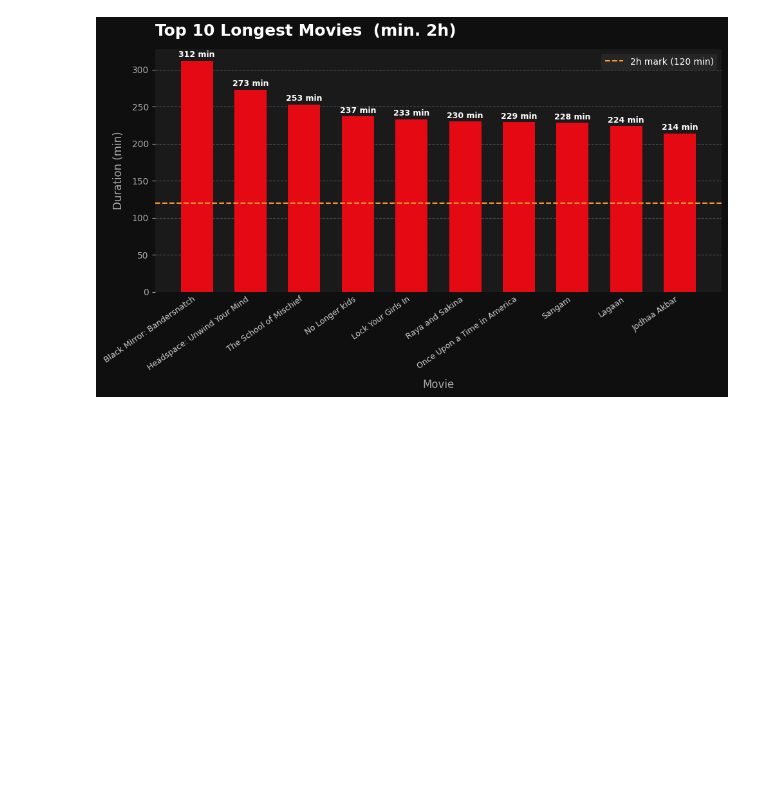
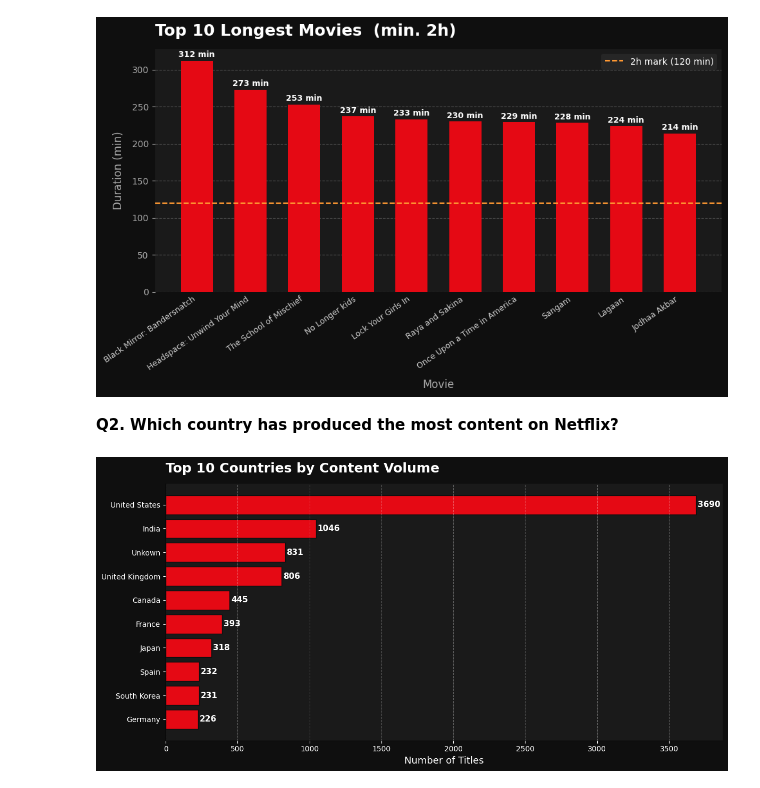
Before and after one commit to Abhaypanchal5/Data-Analytics-Portfolio, a Jupyter notebook: 04_End-To-End-Project/Netflix Analysis/NoteBook/notebook.ipynb, the cells around one changed output. Drawn from its saved outputs; the diff is of its cells as text; code cells hidden in the pictures; blank space fills up the shorter version.

```diff
--- a/04_End-To-End-Project/Netflix Analysis/NoteBook/notebook.ipynb
+++ b/04_End-To-End-Project/Netflix Analysis/NoteBook/notebook.ipynb
@@ -327,3 +327,35 @@ plt.tight_layout()
 plt.show()
 # %% [output]
 [figure]
+# %% [markdown]
+**Q2. Which country has produced the most content on Netflix?**
+# %%
+df_country = df_copy.copy()
+df_country = df_country.explode('country')
+df_country['country'] = df_country['country'].str.strip()
+
+top10 = df_country['country'].value_counts().head(10)
+
+fig, ax = plt.subplots(figsize=(12, 6), facecolor='#0F0F0F')
+ax.set_facecolor('#1A1A1A')
+
+bars = ax.barh(top10.index, top10.values, color='#E50914', edgecolor='#0F0F0F')
+ax.invert_yaxis()
+
+# Value labels on bars
+for bar in bars:
+    ax.text(bar.get_width() + 10, bar.get_y() + bar.get_height()/2,
+            str(int(bar.get_width())),
+            va='center', color='white', fontsize=11, fontweight='bold')
+
+ax.set_title("Top 10 Countries by Content Volume", fontsize=18,
+             weight='bold', color='white', loc='left', pad=15)
+ax.set_xlabel('Number of Titles', fontsize=13, color='white')
+ax.tick_params(colors='white')
+ax.xaxis.grid(True, linestyle='--', alpha=0.3, color='white')
+ax.spines[['top','right']].set_visible(False)
+
+plt.tight_layout()
+plt.show()
+# %% [output]
+[figure, added]
```
